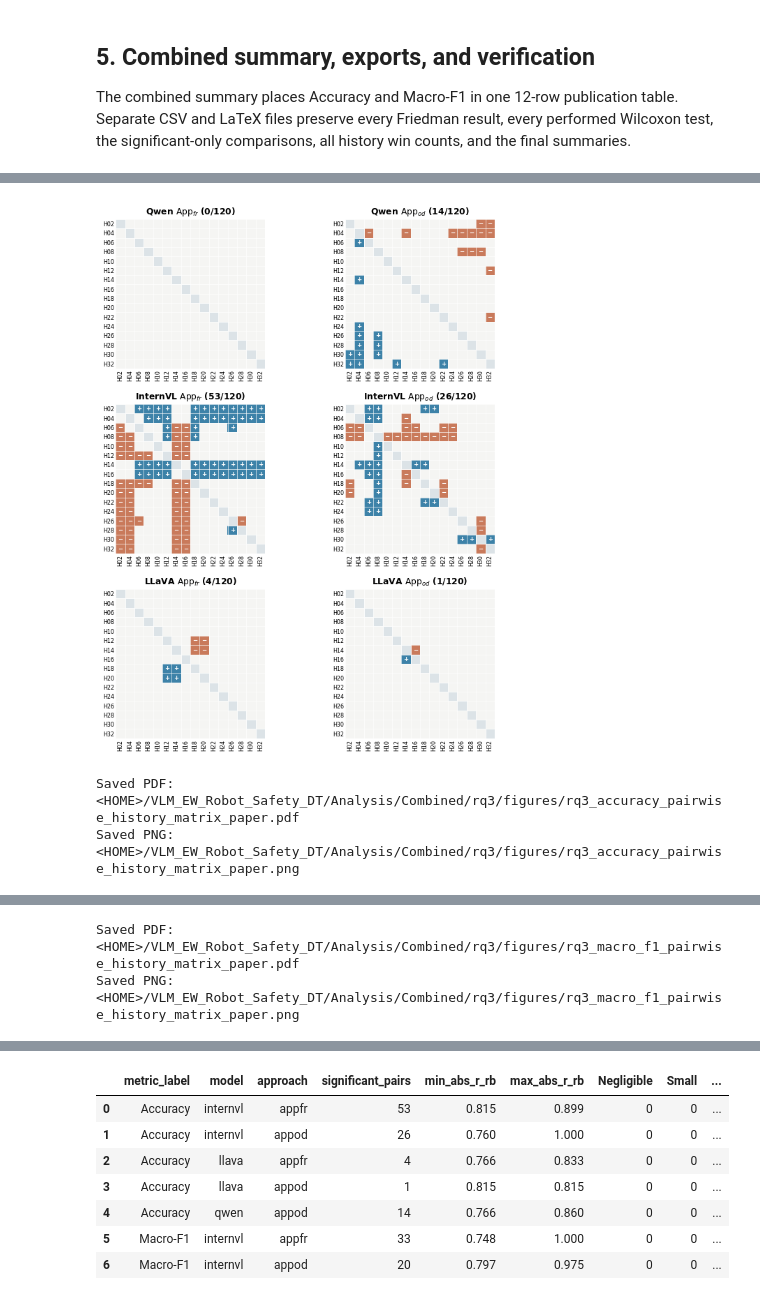
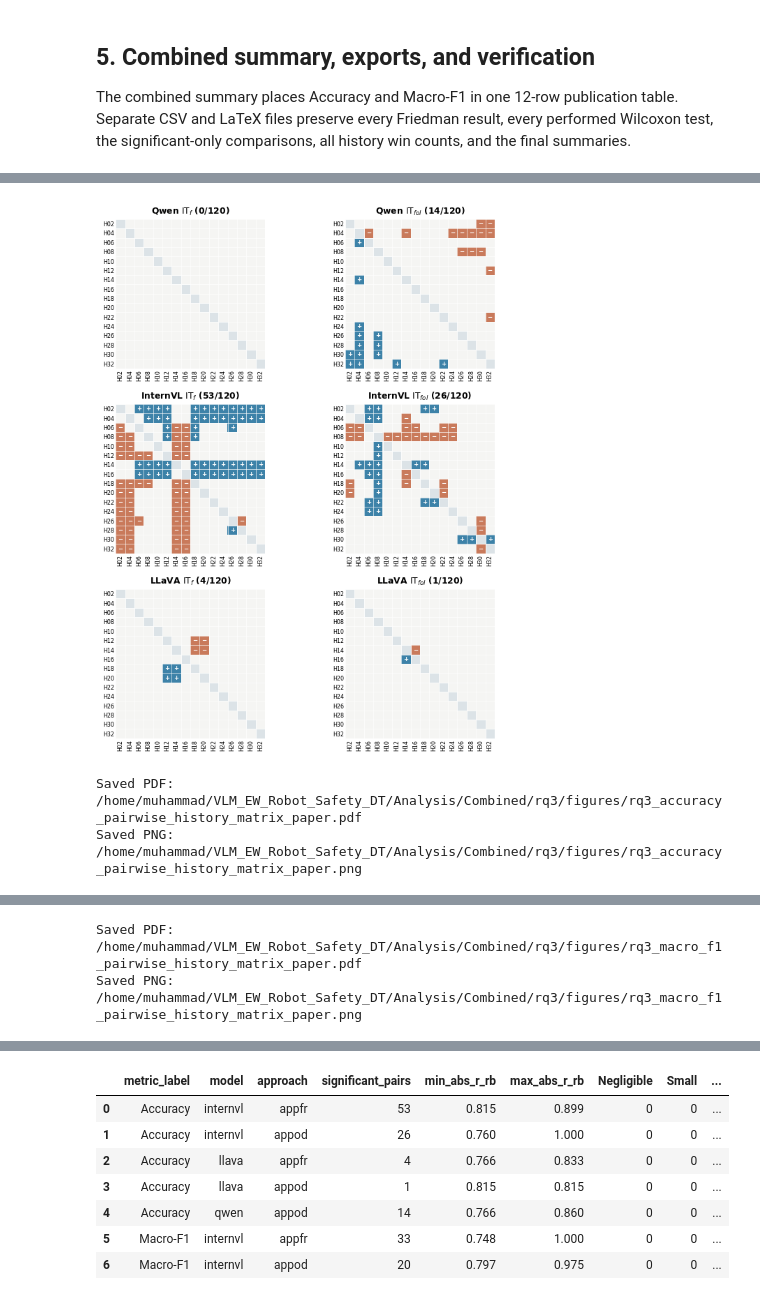
Before and after one commit to mufar6566/VLM-Early-Warning-Robot-Safety, a Jupyter notebook: analysis/03_rq3_combined_final.ipynb, the cells around one changed output, grey strips where cells are left out. Drawn from its saved outputs; the diff is of its cells as text; code cells hidden in the pictures.

```diff
--- a/analysis/rq3_relationship.ipynb
+++ b/analysis/03_rq3_combined_final.ipynb
@@ -1861,8 +1861,8 @@ MODEL_LABELS = {
 }
 
 APPROACH_LABELS = {
-    "appfr": r"$\mathrm{App}_{fr}$",
-    "appod": r"$\mathrm{App}_{od}$",
+    "appfr": r"$\mathrm{IT}_{f}$",
+    "appod": r"$\mathrm{IT}_{fol}$",
 }
 
 
@@ -2136,33 +2136,33 @@ def plot_pairwise_history_figure(
     plt.show()
     plt.close(fig)
 
     print(f"Saved PDF: {pdf_path}")
     print(f"Saved PNG: {png_path}")
 
 
 # ============================================================
 # FIGURE 1 — ACCURACY
 # ============================================================
 
 plot_pairwise_history_figure(
     pairwise_df=rq3_accuracy_pairwise,
     friedman_df=rq3_accuracy_friedman,
     metric_label="Accuracy",
     filename_stem="rq3_accuracy_pairwise_history_matrix_paper",
 )
 
 
 # ============================================================
 # FIGURE 2 — MACRO-F1
 # ============================================================
 
 plot_pairwise_history_figure(
     pairwise_df=rq3_macro_f1_pairwise,
     friedman_df=rq3_macro_f1_friedman,
     metric_label="Macro-F1",
     filename_stem="rq3_macro_f1_pairwise_history_matrix_paper",
 )
 # %% [output]
-[figure, old version]
+[figure, new version]
-Saved PDF: <HOME>/VLM_EW_Robot_Safety_DT/Analysis/Combined/rq3/figures/rq3_accuracy_pairwise_history_matrix_paper.pdf
-Saved PNG: <HOME>/VLM_EW_Robot_Safety_DT/Analysis/Combined/rq3/figures/rq3_accuracy_pairwise_history_matrix_paper.png
+Saved PDF: /home/muhammad/VLM_EW_Robot_Safety_DT/Analysis/Combined/rq3/figures/rq3_accuracy_pairwise_history_matrix_paper.pdf
+Saved PNG: /home/muhammad/VLM_EW_Robot_Safety_DT/Analysis/Combined/rq3/figures/rq3_accuracy_pairwise_history_matrix_paper.png
@@ -2170,5 +2170,5 @@ Saved PNG: <HOME>/VLM_EW_Robot_Safety_DT/Analysis/Combined/rq3/figures/rq3_accur
-Saved PDF: <HOME>/VLM_EW_Robot_Safety_DT/Analysis/Combined/rq3/figures/rq3_macro_f1_pairwise_history_matrix_paper.pdf
-Saved PNG: <HOME>/VLM_EW_Robot_Safety_DT/Analysis/Combined/rq3/figures/rq3_macro_f1_pairwise_history_matrix_paper.png
+Saved PDF: /home/muhammad/VLM_EW_Robot_Safety_DT/Analysis/Combined/rq3/figures/rq3_macro_f1_pairwise_history_matrix_paper.pdf
+Saved PNG: /home/muhammad/VLM_EW_Robot_Safety_DT/Analysis/Combined/rq3/figures/rq3_macro_f1_pairwise_history_matrix_paper.png
 # %%
 # ============================================================
 # RQ3 — SINGLE COMPACT PAPER FIGURE
```
Also changed, not shown: parts of 8 cells of this notebook.
